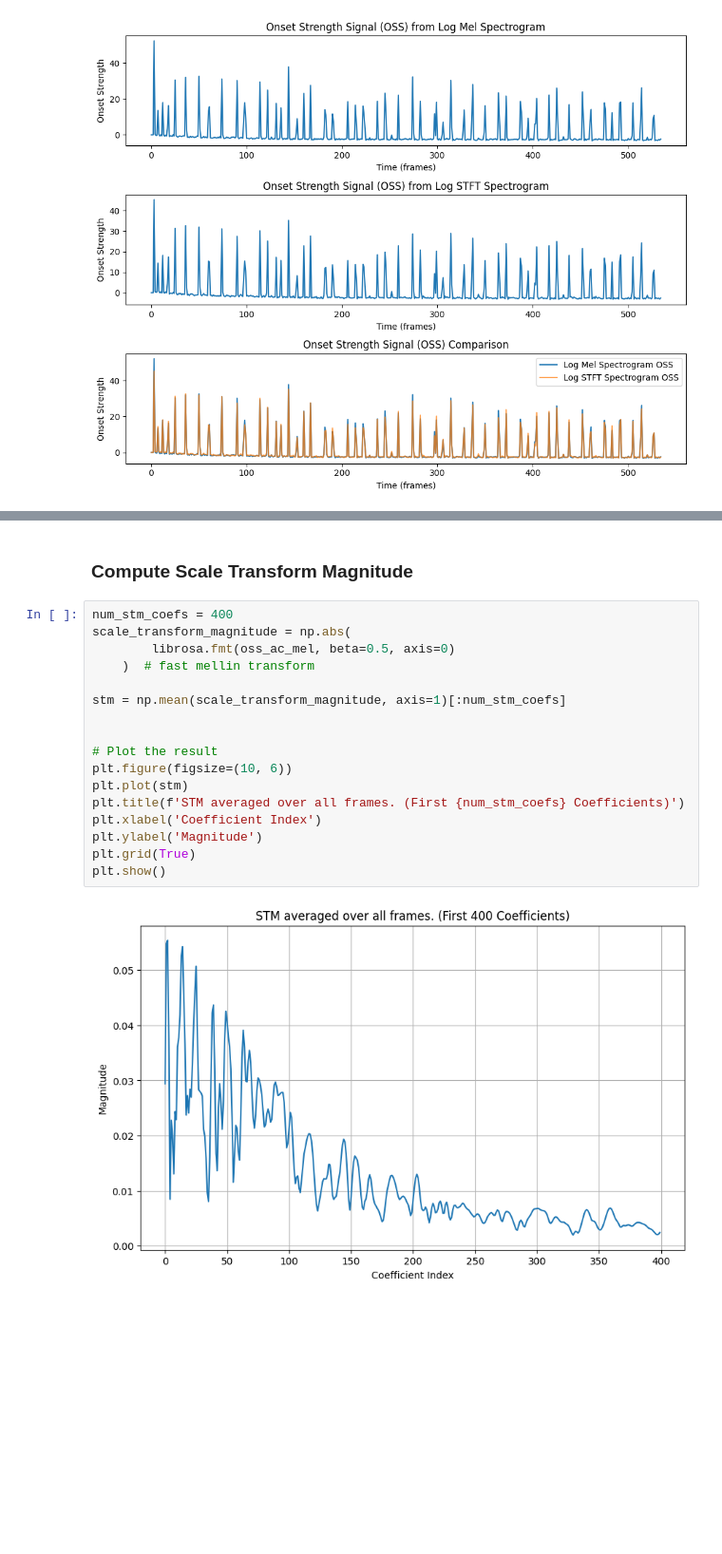
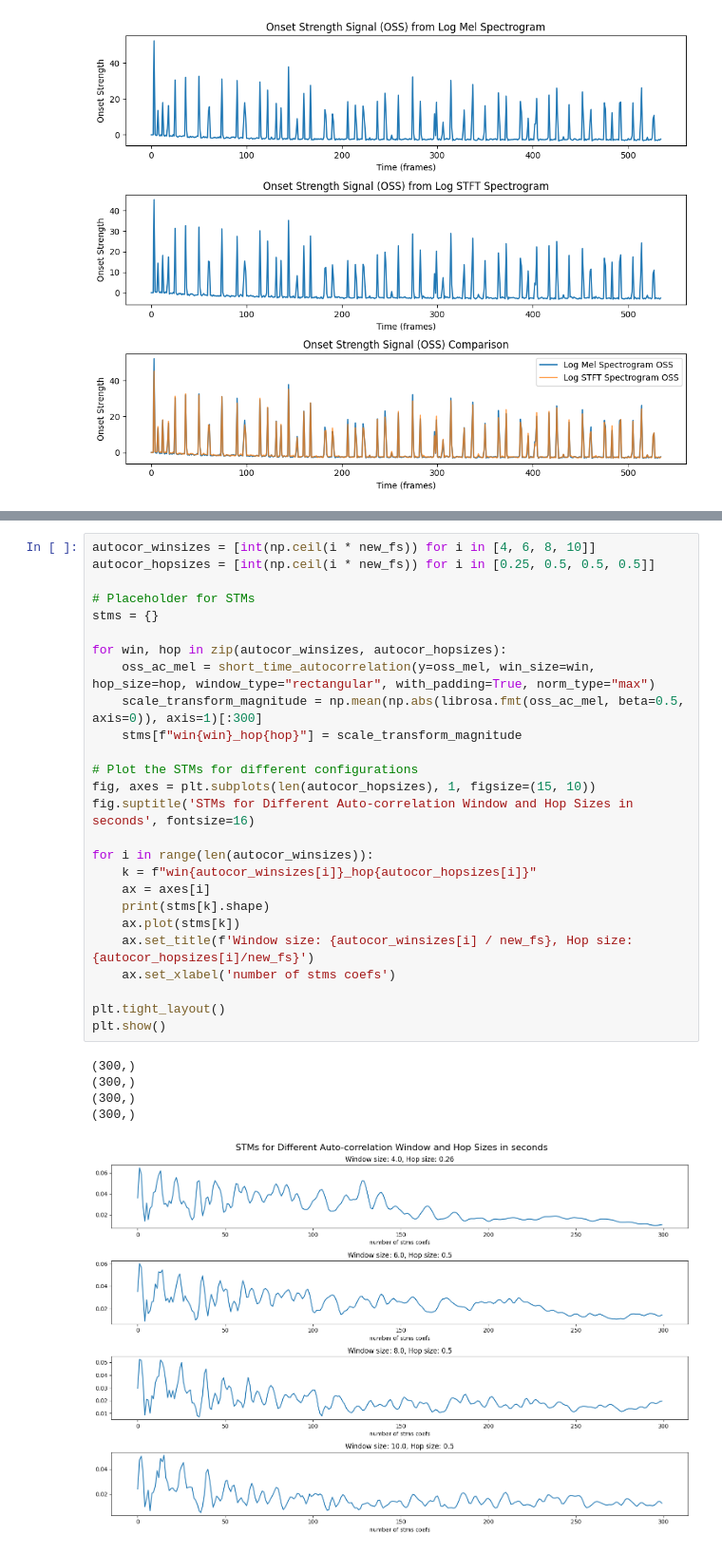
Before and after one commit to Masetto96/rhythmic-pattern-analysis, a Jupyter notebook: demo_notebooks/computation_demo.ipynb, the cells around one changed output, grey strips where cells are left out. Shown at 95% size. Saved outputs shown, nothing was run; the diff lists cells and outputs as text; blank space fills up the shorter version.

Commit message:
refactored computation notebook, now allowing for more experimentation of autocorr params

```diff
--- a/demo_notebooks/computation_demo.ipynb
+++ b/demo_notebooks/computation_demo.ipynb
@@ -146,21 +118,32 @@ plt.show()
-# %% [markdown]
-### Compute Scale Transform Magnitude
-# %%
-num_stm_coefs = 400
-scale_transform_magnitude = np.abs(
-        librosa.fmt(oss_ac_mel, beta=0.5, axis=0)
-    )  # fast mellin transform
-
-stm = np.mean(scale_transform_magnitude, axis=1)[:num_stm_coefs]
-
-
-# Plot the result
-plt.figure(figsize=(10, 6))
-plt.plot(stm)
-plt.title(f'STM averaged over all frames. (First {num_stm_coefs} Coefficients)')
-plt.xlabel('Coefficient Index')
-plt.ylabel('Magnitude')
-plt.grid(True)
-plt.show()
-# %% [output]
-[figure, removed]
+# %%
+autocor_winsizes = [int(np.ceil(i * new_fs)) for i in [4, 6, 8, 10]]
+autocor_hopsizes = [int(np.ceil(i * new_fs)) for i in [0.25, 0.5, 0.5, 0.5]]
+
+# Placeholder for STMs
+stms = {}
+
+for win, hop in zip(autocor_winsizes, autocor_hopsizes):
+    oss_ac_mel = short_time_autocorrelation(y=oss_mel, win_size=win, hop_size=hop, window_type="rectangular", with_padding=True, norm_type="max")
+    scale_transform_magnitude = np.mean(np.abs(librosa.fmt(oss_ac_mel, beta=0.5, axis=0)), axis=1)[:300]
+    stms[f"win{win}_hop{hop}"] = scale_transform_magnitude
+
+# Plot the STMs for different configurations
+fig, axes = plt.subplots(len(autocor_hopsizes), 1, figsize=(15, 10))
+fig.suptitle('STMs for Different Auto-correlation Window and Hop Sizes in seconds', fontsize=16)
+
+for i in range(len(autocor_winsizes)):
+    k = f"win{autocor_winsizes[i]}_hop{autocor_hopsizes[i]}"
+    ax = axes[i]
+    print(stms[k].shape)
+    ax.plot(stms[k])
+    ax.set_title(f'Window size: {autocor_winsizes[i] / new_fs}, Hop size: {autocor_hopsizes[i]/new_fs}')
+    ax.set_xlabel('number of stms coefs')
+
+plt.tight_layout()
+plt.show()
+# %% [output]
+(300,)
+(300,)
+(300,)
+(300,)
+[figure, added]
```
Also changed, not shown: parts of 4 cells of this notebook, 4 other files.
